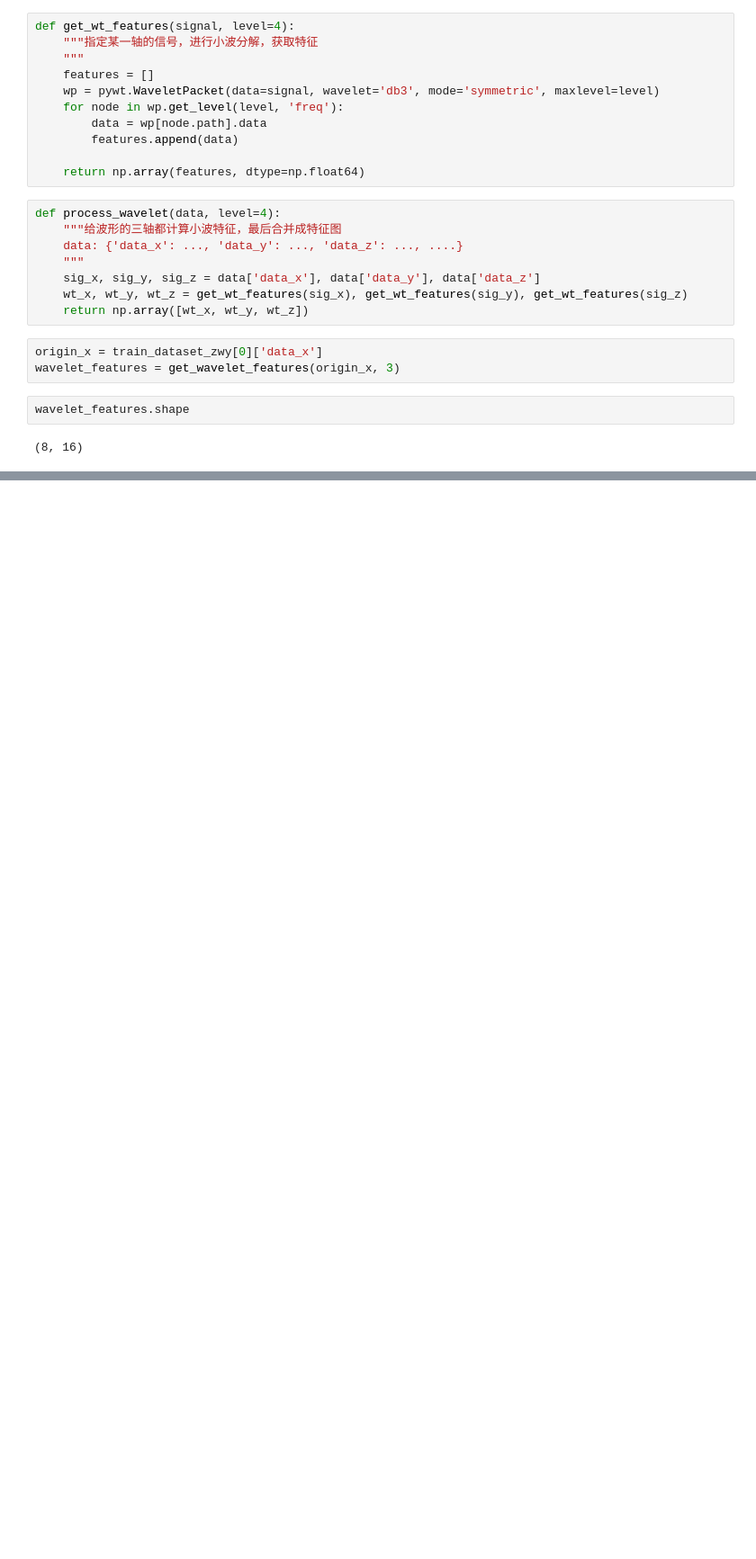
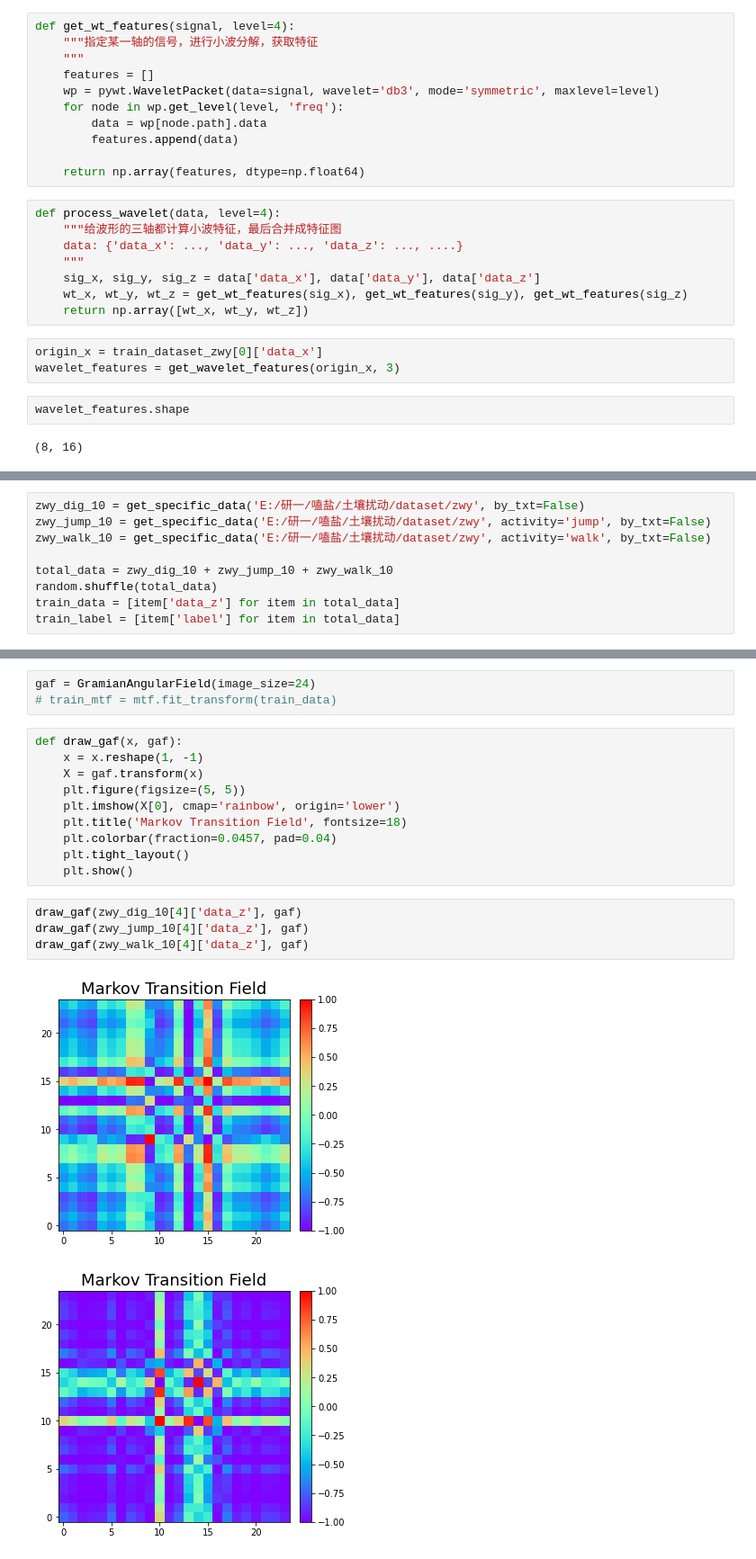
Before and after one commit to lemon71037/soil-disturbance, a Jupyter notebook: wavelet.ipynb, the cells around one changed output, grey strips where cells are left out. Shown at 90% size. Drawn from its saved outputs; the diff is of its cells as text; blank space fills up the shorter version.

```diff
--- a/wavelet.ipynb
+++ b/wavelet.ipynb
@@ -53,0 +90,9 @@ wavelet_features.shape
+# %%
+zwy_dig_10 = get_specific_data('E:/研一/嗑盐/土壤扰动/dataset/zwy', by_txt=False)
+zwy_jump_10 = get_specific_data('E:/研一/嗑盐/土壤扰动/dataset/zwy', activity='jump', by_txt=False)
+zwy_walk_10 = get_specific_data('E:/研一/嗑盐/土壤扰动/dataset/zwy', activity='walk', by_txt=False)
+
+total_data = zwy_dig_10 + zwy_jump_10 + zwy_walk_10
+random.shuffle(total_data)
+train_data = [item['data_z'] for item in total_data]
+train_label = [item['label'] for item in total_data]
@@ -53,0 +140,20 @@ wavelet_features.shape
+# %%
+gaf = GramianAngularField(image_size=24)
+# train_mtf = mtf.fit_transform(train_data)
+# %%
+def draw_gaf(x, gaf):
+    x = x.reshape(1, -1)
+    X = gaf.transform(x)
+    plt.figure(figsize=(5, 5))
+    plt.imshow(X[0], cmap='rainbow', origin='lower')
+    plt.title('Markov Transition Field', fontsize=18)
+    plt.colorbar(fraction=0.0457, pad=0.04)
+    plt.tight_layout()
+    plt.show()
+# %%
+draw_gaf(zwy_dig_10[4]['data_z'], gaf)
+draw_gaf(zwy_jump_10[4]['data_z'], gaf)
+draw_gaf(zwy_walk_10[4]['data_z'], gaf)
+# %% [output]
+[figure, added]
+[figure, added]
```
Also changed, not shown: parts of 17 cells of this notebook, 4 other files.
